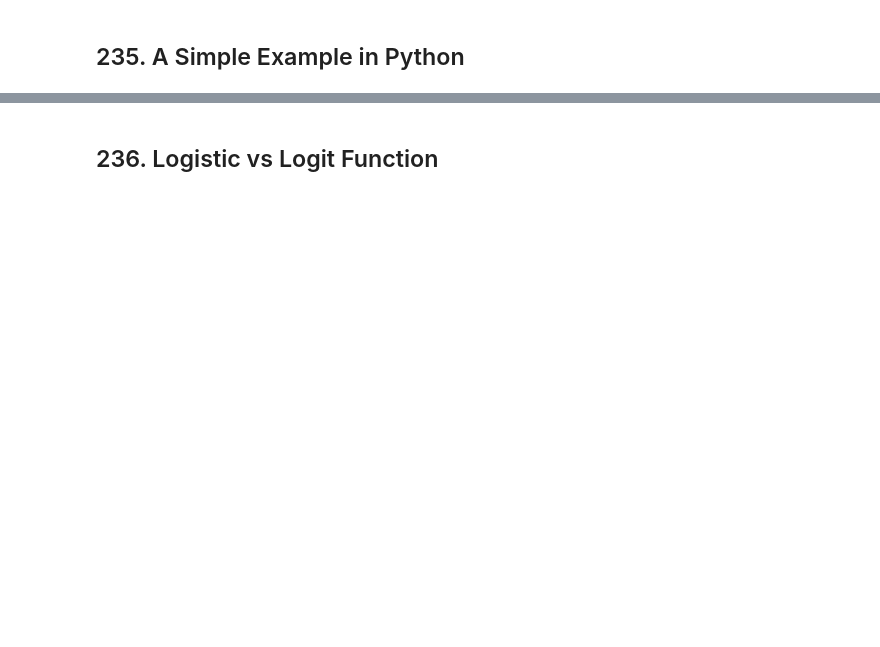
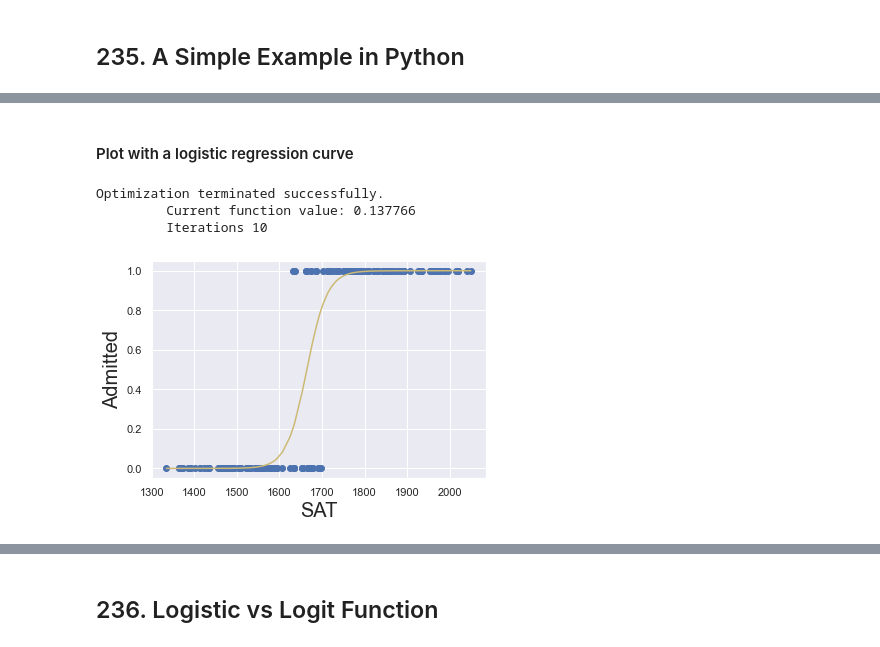
Before and after one commit to Mrchmdani/Mrchmdani, a Jupyter notebook: MyLearning/Udemy/The Data Science Course 2022 - Complete Data Science Bootcamp/Udemy - Complete Data Science Bootcamp - Part5b - Advanced Statistical Methods in Pthon - Logistics Regression.ipynb, the cells around one changed output, grey strips where cells are left out. Saved outputs shown, nothing was run; the diff lists cells and outputs as text; code cells hidden in the pictures; blank space fills up the shorter version.

```diff
--- a/MyLearning/Udemy/The Data Science Course 2022 - Complete Data Science Bootcamp/Udemy - Complete Data Science Bootcamp - Part5b - Advanced Statistical Methods in Pthon - Logistics Regression.ipynb
+++ b/MyLearning/Udemy/The Data Science Course 2022 - Complete Data Science Bootcamp/Udemy - Complete Data Science Bootcamp - Part5b - Advanced Statistical Methods in Pthon - Logistics Regression.ipynb
@@ -6,0 +127,22 @@
+# %% [markdown]
+#### Plot with a logistic regression curve
+# %%
+reg_log = sm.Logit(y, x)
+results_log = reg_log.fit()
+
+def f(x, b0, b1):
+    return np.array(np.exp(b0 + x * b1) / (1 + np.exp(b0 + x * b1)))
+
+f_sorted = np.sort(f(x1, results_log.params[0], results_log.params[1]))
+x_sorted = np.sort(np.array(x1))
+
+plt.scatter(x1, y, color='C0')
+plt.xlabel('SAT', fontsize=20)
+plt.ylabel('Admitted', fontsize=20)
+plt.plot(x_sorted, f_sorted, color='C8')
+plt.show()
+# %% [output]
+Optimization terminated successfully.
+         Current function value: 0.137766
+         Iterations 10
+[figure, added]
```
Also changed, not shown: parts of 43 cells of this notebook, 27 other files.
